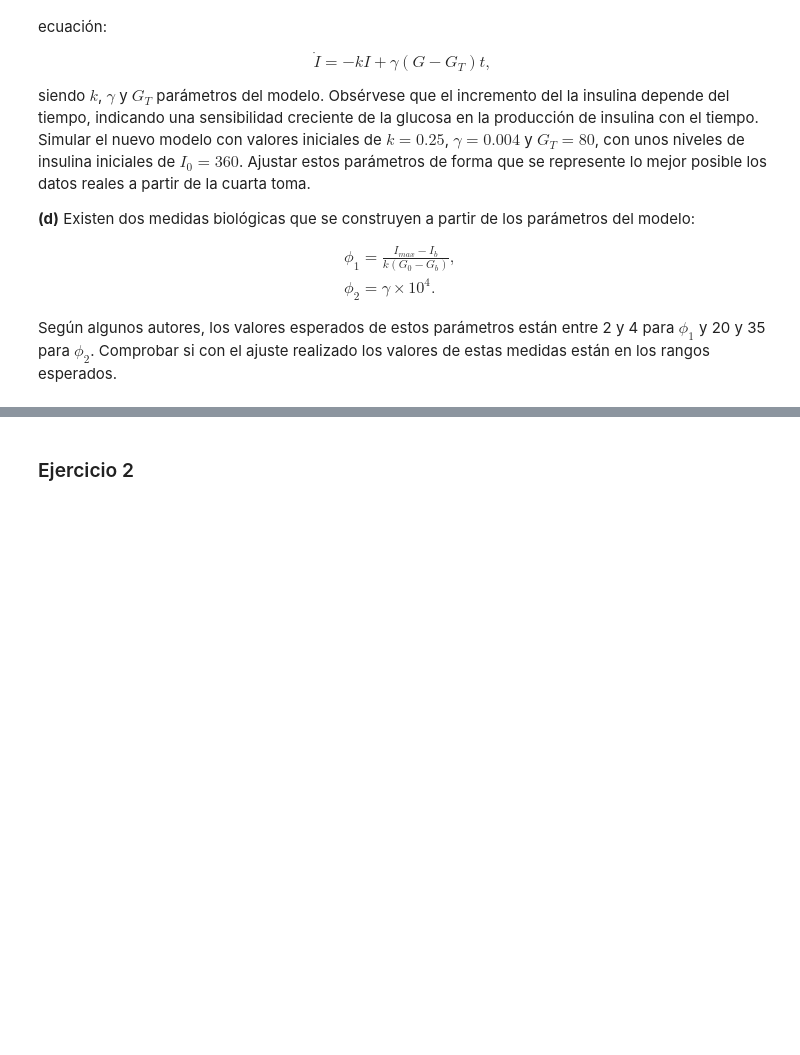
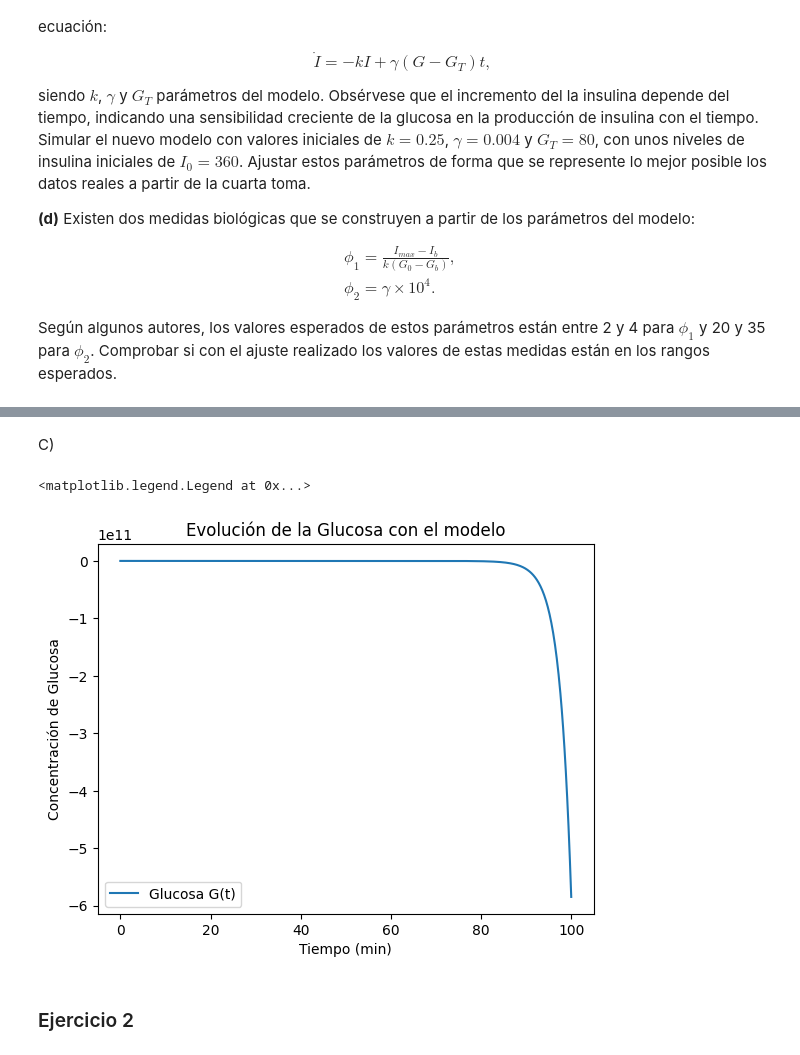
Before and after one commit to Davidgrcdz/SACSE-Practicas, a Jupyter notebook: Ejercicios/Ejercicios_det2_prop.ipynb, the cells around one changed output, grey strips where cells are left out. Saved outputs shown, nothing was run; the diff lists cells and outputs as text; code cells hidden in the pictures; blank space fills up the shorter version.

```diff
--- a/Ejercicios/Ejercicios_det2_prop.ipynb
+++ b/Ejercicios/Ejercicios_det2_prop.ipynb
@@ -177,3 +179,37 @@ plt.show()
+# %% [markdown]
+C)
+# %%
+k = 0.25
+Gt = 80
+sigma = 0.004
+I0 = 360
+y = 270
+
+def sys(t, y, k, Gt, sigma, I0):
+    G = y
+    dGdt = -k * I0 + sigma * (G - Gt)*t
+    return dGdt
+
+def solveODE_euler(f, x0, t, args=()):
+    n = len(t)
+    x = np.zeros(n)  # Almacenar todas las soluciones
+    x[0] = x0  # Condiciones iniciales
+    for i in range(n - 1):
+        x[i+1] = x[i] + (t[i+1] - t[i]) * f(t[i], x[i], *args)  # Aproximación por Euler
+    return x
+
+t = np.linspace(0, 100, 1000)
+
+sol = solveODE_euler(sys, y, t, args=(k, Gt, sigma, I0))
+
+plt.plot(t, sol, label='Glucosa G(t)')
+plt.xlabel('Tiempo (min)')
+plt.ylabel('Concentración de Glucosa')
+plt.title('Evolución de la Glucosa con el modelo')
+plt.legend()
+# %% [output]
+<matplotlib.legend.Legend at 0x...>
+[figure, added]
 # %% [markdown]
 ### Ejercicio 2
 # %% [markdown]
```
Also changed, not shown: parts of 22 cells of this notebook.
